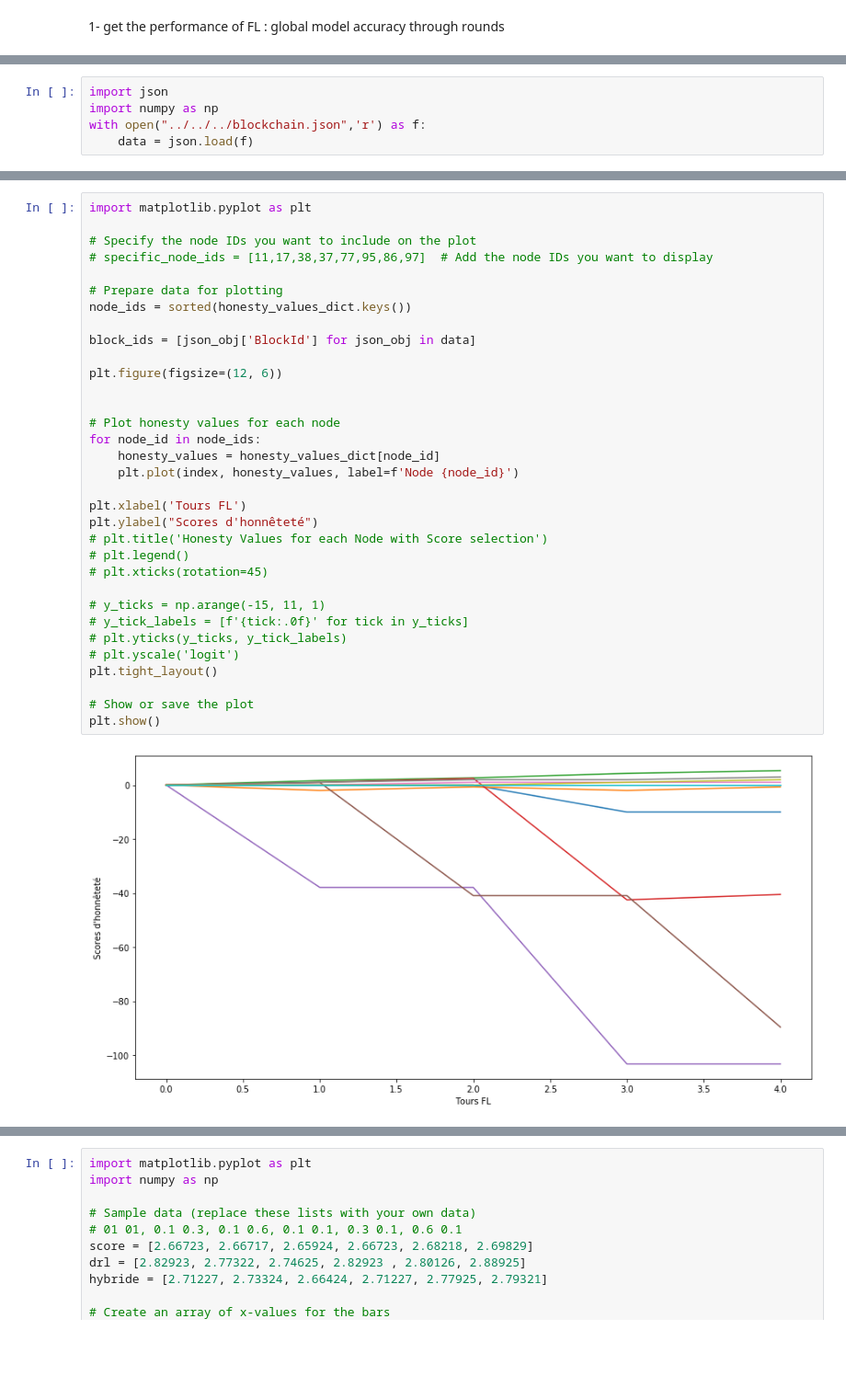
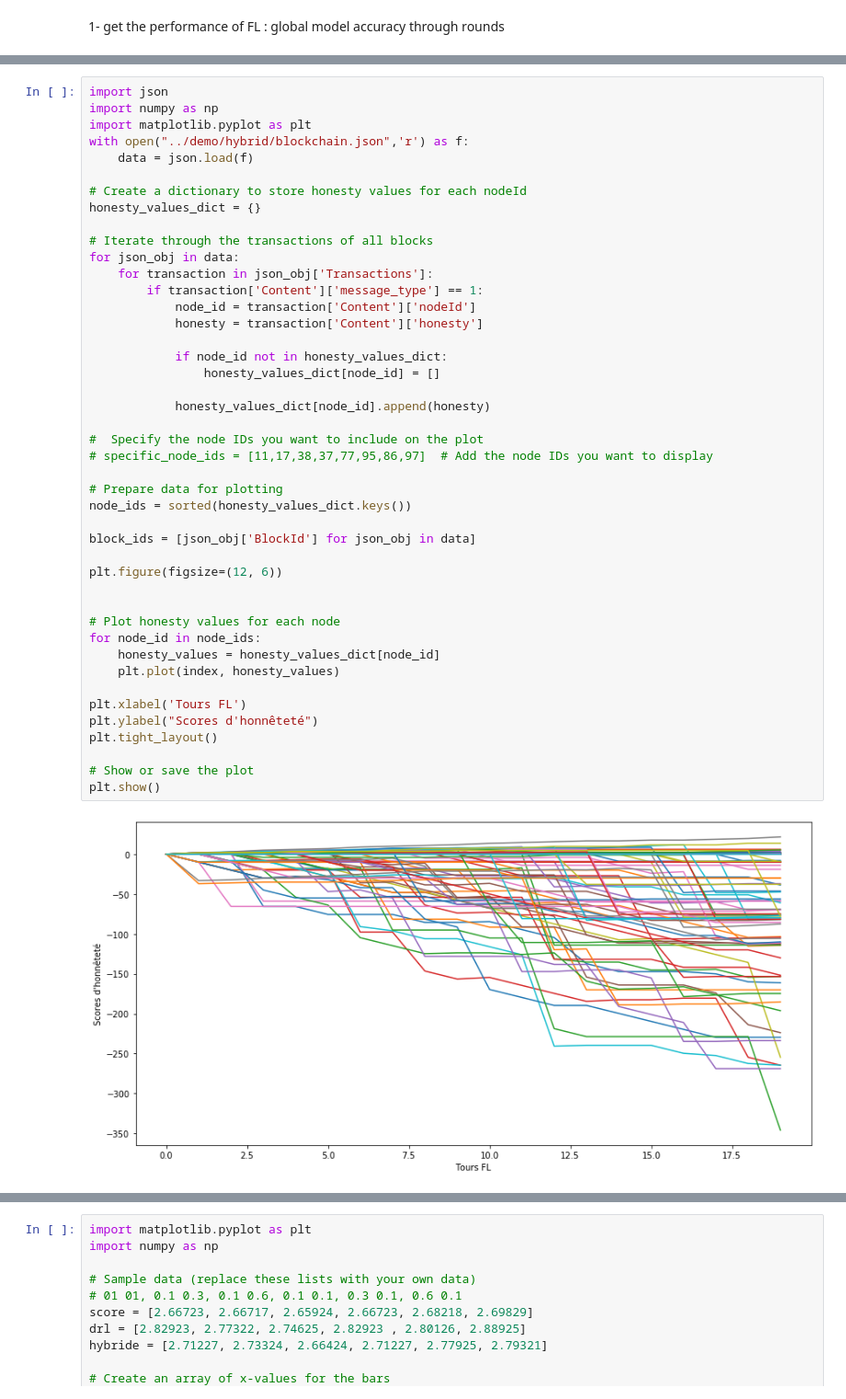
Before and after one commit to PFEWorkspace/code, a Jupyter notebook: scratch/subdir/utils/plot.ipynb, the cells around one changed output, grey strips where cells are left out. Shown: that part at 92% size. Drawn from its saved outputs; the diff is of its cells as text; blank space fills up the shorter version.

```diff
--- a/scratch/subdir/utils/plot.ipynb
+++ b/scratch/subdir/utils/plot.ipynb
@@ -73,5 +2,0 @@ plt.show()
-# %%
-import json
-import numpy as np
-with open("../../../blockchain.json",'r') as f:
-    data = json.load(f)
@@ -103,35 +158,46 @@ for json_obj in data:
 # %%
+import json
+import numpy as np
 import matplotlib.pyplot as plt
+with open("../demo/hybrid/blockchain.json",'r') as f:
+    data = json.load(f)
 
-# Specify the node IDs you want to include on the plot
+# Create a dictionary to store honesty values for each nodeId
+honesty_values_dict = {}
+
+# Iterate through the transactions of all blocks
+for json_obj in data:
+    for transaction in json_obj['Transactions']:
+        if transaction['Content']['message_type'] == 1:
+            node_id = transaction['Content']['nodeId']
+            honesty = transaction['Content']['honesty']
+
+            if node_id not in honesty_values_dict:
+                honesty_values_dict[node_id] = []
+
+            honesty_values_dict[node_id].append(honesty)
+
+#  Specify the node IDs you want to include on the plot
 # specific_node_ids = [11,17,38,37,77,95,86,97]  # Add the node IDs you want to display
 
 # Prepare data for plotting
 node_ids = sorted(honesty_values_dict.keys())
 
 block_ids = [json_obj['BlockId'] for json_obj in data]
 
 plt.figure(figsize=(12, 6))
 
 
 # Plot honesty values for each node
 for node_id in node_ids:
     honesty_values = honesty_values_dict[node_id]
-    plt.plot(index, honesty_values, label=f'Node {node_id}')
+    plt.plot(index, honesty_values)
 
 plt.xlabel('Tours FL')
 plt.ylabel("Scores d'honnêteté")
-# plt.title('Honesty Values for each Node with Score selection')
-# plt.legend()
-# plt.xticks(rotation=45)
-
-# y_ticks = np.arange(-15, 11, 1)
-# y_tick_labels = [f'{tick:.0f}' for tick in y_ticks]
-# plt.yticks(y_ticks, y_tick_labels)
-# plt.yscale('logit')
 plt.tight_layout()
 
 # Show or save the plot
 plt.show()
 # %% [output]
-[figure, old version]
+[figure, new version]
```
Also changed, not shown: parts of 9 cells of this notebook, 1 other file.
